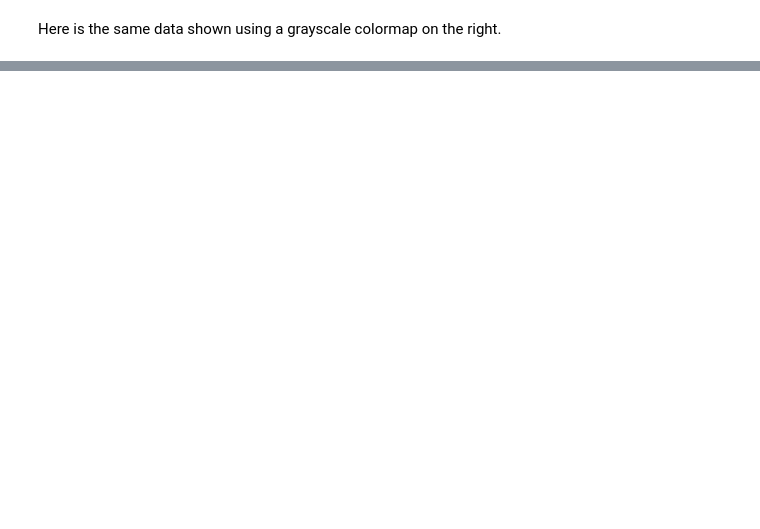
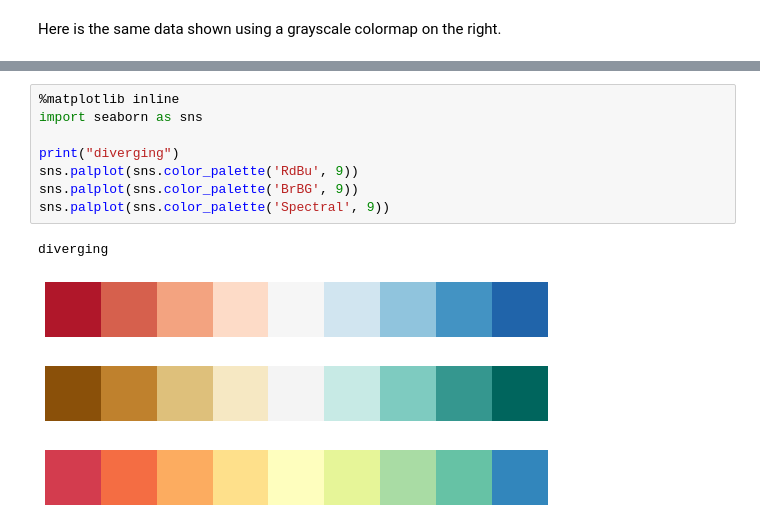
Before and after one commit to ciyer/intro-data-viz, a Jupyter notebook: index.ipynb, the cells around one changed output, grey strips where cells are left out. Cells and saved outputs as stored; diff of their text form; blank space fills up the shorter version.

```diff
--- a/index.ipynb
+++ b/index.ipynb
@@ -344,0 +393,13 @@ Here is the same data shown using a grayscale colormap on the right.
+# %%
+%matplotlib inline
+import seaborn as sns
+
+print("diverging")
+sns.palplot(sns.color_palette('RdBu', 9))
+sns.palplot(sns.color_palette('BrBG', 9))
+sns.palplot(sns.color_palette('Spectral', 9))
+# %% [output]
+diverging
+[figure, added]
+[figure, added]
+[figure, added]
```
Also changed, not shown: parts of 12 cells of this notebook, 1 other file.
